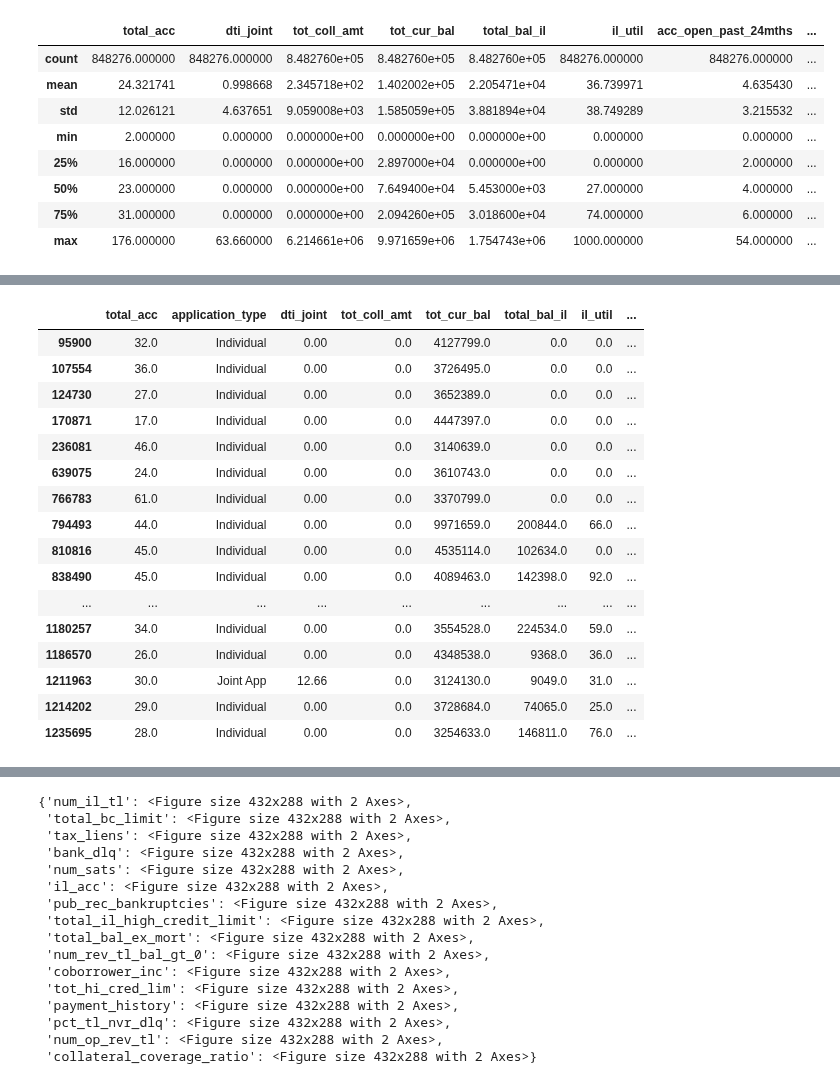
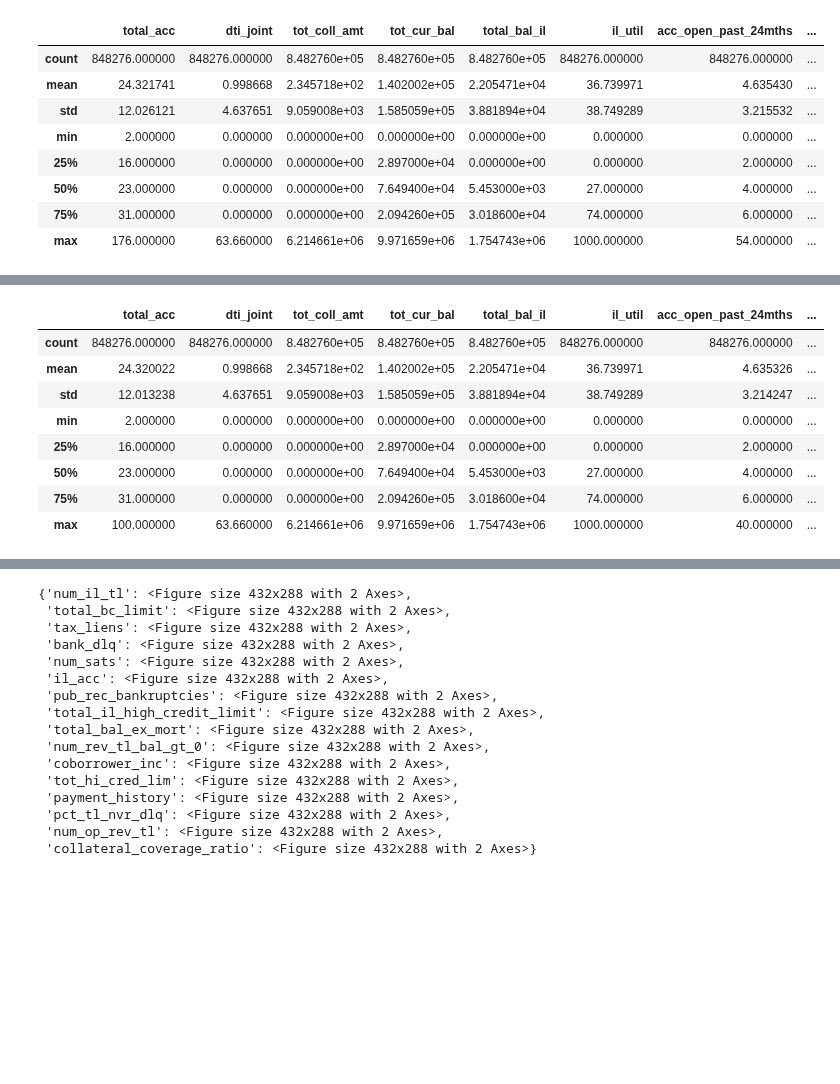
Before and after one commit to preetmodi/Credit-Risk-Analytics, a Jupyter notebook: Woe_calculation_H.ipynb, the cells around one changed output, grey strips where cells are left out. Drawn from its saved outputs; the diff is of its cells as text; code cells hidden in the pictures; blank space fills up the shorter version.

```diff
--- a/Woe_calculation_H.ipynb
+++ b/Woe_calculation_H.ipynb
@@ -178,20 +129,24 @@ sns.displot(data = train_mid_19.loc[train_mid_19["tot_cur_bal"]>3077815,:], x =
-# %%
-train_mid_19.loc[train_mid_19["tot_cur_bal"]>3077815,:]
-# %% [output]
-|  | total_acc | application_type | dti_joint | tot_coll_amt | tot_cur_bal | total_bal_il | il_util | ... |
-| 95900 | 32.0 | Individual | 0.00 | 0.0 | 4127799.0 | 0.0 | 0.0 | ... |
-| 107554 | 36.0 | Individual | 0.00 | 0.0 | 3726495.0 | 0.0 | 0.0 | ... |
-| 124730 | 27.0 | Individual | 0.00 | 0.0 | 3652389.0 | 0.0 | 0.0 | ... |
-| 170871 | 17.0 | Individual | 0.00 | 0.0 | 4447397.0 | 0.0 | 0.0 | ... |
-| 236081 | 46.0 | Individual | 0.00 | 0.0 | 3140639.0 | 0.0 | 0.0 | ... |
-| 639075 | 24.0 | Individual | 0.00 | 0.0 | 3610743.0 | 0.0 | 0.0 | ... |
-| 766783 | 61.0 | Individual | 0.00 | 0.0 | 3370799.0 | 0.0 | 0.0 | ... |
-| 794493 | 44.0 | Individual | 0.00 | 0.0 | 9971659.0 | 200844.0 | 66.0 | ... |
-| 810816 | 45.0 | Individual | 0.00 | 0.0 | 4535114.0 | 102634.0 | 0.0 | ... |
-| 838490 | 45.0 | Individual | 0.00 | 0.0 | 4089463.0 | 142398.0 | 92.0 | ... |
-| ... | ... | ... | ... | ... | ... | ... | ... | ... |
-| 1180257 | 34.0 | Individual | 0.00 | 0.0 | 3554528.0 | 224534.0 | 59.0 | ... |
-| 1186570 | 26.0 | Individual | 0.00 | 0.0 | 4348538.0 | 9368.0 | 36.0 | ... |
-| 1211963 | 30.0 | Joint App | 12.66 | 0.0 | 3124130.0 | 9049.0 | 31.0 | ... |
-| 1214202 | 29.0 | Individual | 0.00 | 0.0 | 3728684.0 | 74065.0 | 25.0 | ... |
-| 1235695 | 28.0 | Individual | 0.00 | 0.0 | 3254633.0 | 146811.0 | 76.0 | ... |
+# %%
+def outlier_analysis(df):
+  df.loc[df["total_acc"]>100,"total_acc"] = 100
+  df.loc[df["acc_open_past_24mths"]>40,"acc_open_past_24mths"] = 40
+  df.loc[df["bc_open_to_buy"]>200000,"bc_open_to_buy"] = 200000
+  df.loc[df["mths_since_recent_bc"]>120,"mths_since_recent_bc"] = 120
+  df.loc[df["num_actv_bc_tl"]>20,"num_actv_bc_tl"] = 20
+  df.loc[df["num_actv_rev_tl"]>30,"num_actv_rev_tl"] = 30
+  df.loc[df["num_bc_sats"]>25,"num_bc_sats"] = 25
+  df.loc[df["num_bc_tl"]>40,"num_bc_tl"] = 40
+  return df
+
+train_mid_19_tr = outlier_analysis(train_mid_19)
+train_mid_19_tr.describe()
+# %% [output]
+|  | total_acc | dti_joint | tot_coll_amt | tot_cur_bal | total_bal_il | il_util | acc_open_past_24mths | ... |
+| count | 848276.000000 | 848276.000000 | 8.482760e+05 | 8.482760e+05 | 8.482760e+05 | 848276.000000 | 848276.000000 | ... |
+| mean | 24.320022 | 0.998668 | 2.345718e+02 | 1.402002e+05 | 2.205471e+04 | 36.739971 | 4.635326 | ... |
+| std | 12.013238 | 4.637651 | 9.059008e+03 | 1.585059e+05 | 3.881894e+04 | 38.749289 | 3.214247 | ... |
+| min | 2.000000 | 0.000000 | 0.000000e+00 | 0.000000e+00 | 0.000000e+00 | 0.000000 | 0.000000 | ... |
+| 25% | 16.000000 | 0.000000 | 0.000000e+00 | 2.897000e+04 | 0.000000e+00 | 0.000000 | 2.000000 | ... |
+| 50% | 23.000000 | 0.000000 | 0.000000e+00 | 7.649400e+04 | 5.453000e+03 | 27.000000 | 4.000000 | ... |
+| 75% | 31.000000 | 0.000000 | 0.000000e+00 | 2.094260e+05 | 3.018600e+04 | 74.000000 | 6.000000 | ... |
+| max | 100.000000 | 63.660000 | 6.214661e+06 | 9.971659e+06 | 1.754743e+06 | 1000.000000 | 40.000000 | ... |
```
Also changed, not shown: parts of 14 cells of this notebook.
